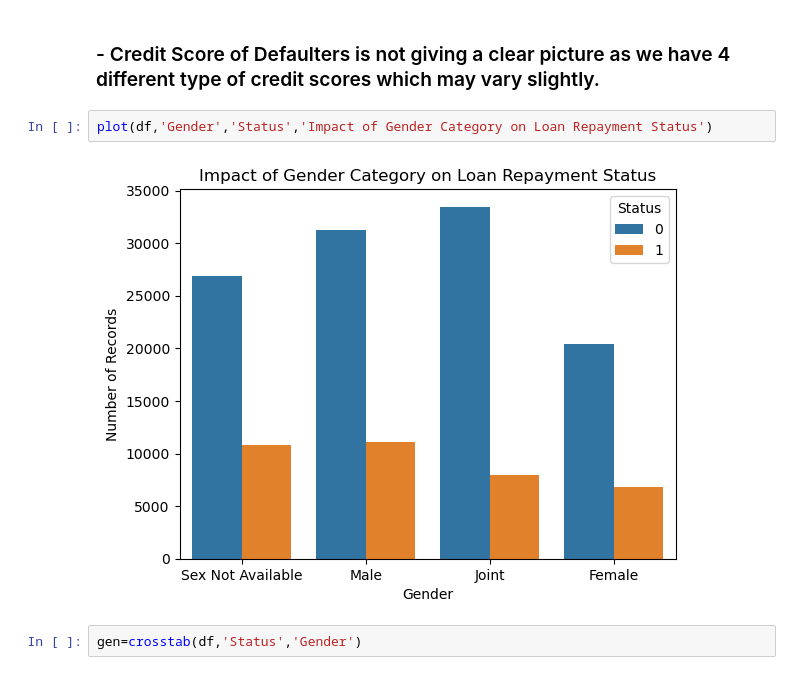
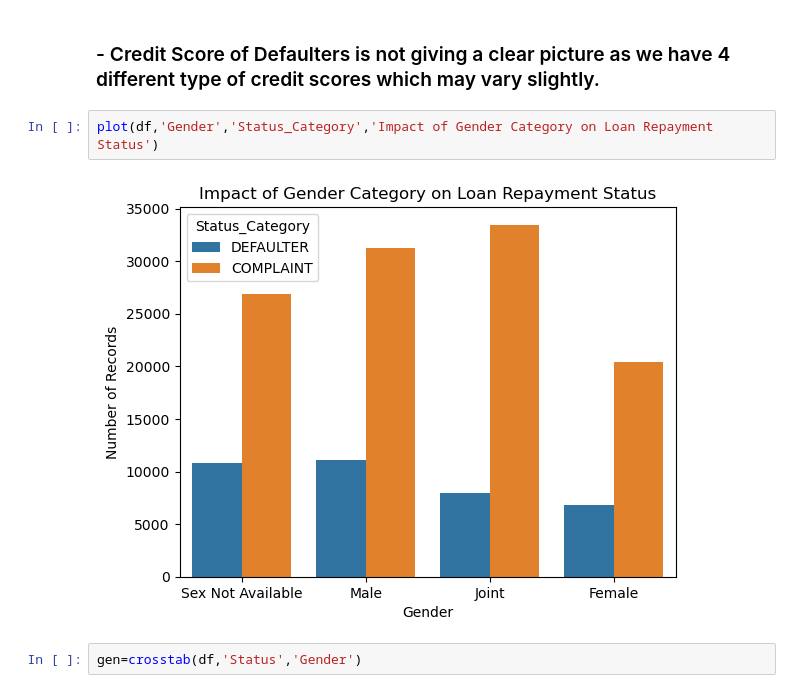
Before and after one commit to shyammanikandan/Loan_Default_Analysis, a Jupyter notebook: Notebooks/EDA and Hypothesis Testing.ipynb, the cells around one changed output. Cells and saved outputs as stored; diff of their text form.

```diff
--- a/Notebooks/EDA and Hypothesis Testing.ipynb
+++ b/Notebooks/EDA and Hypothesis Testing.ipynb
@@ -229,9 +247,9 @@ Credit Score has an impact on loan defaulters.
 # %% [markdown]
 ### - Credit Score of Defaulters is not giving a clear picture as we have 4 different type of credit scores which may vary slightly.
 # %%
-plot(df,'Gender','Status','Impact of Gender Category on Loan Repayment Status')
+plot(df,'Gender','Status_Category','Impact of Gender Category on Loan Repayment Status')
 # %% [output]
-[figure, old version]
+[figure, new version]
 # %%
 gen=crosstab(df,'Status','Gender')
 # %%
```
Also changed, not shown: parts of 55 cells of this notebook, 1 other file.
